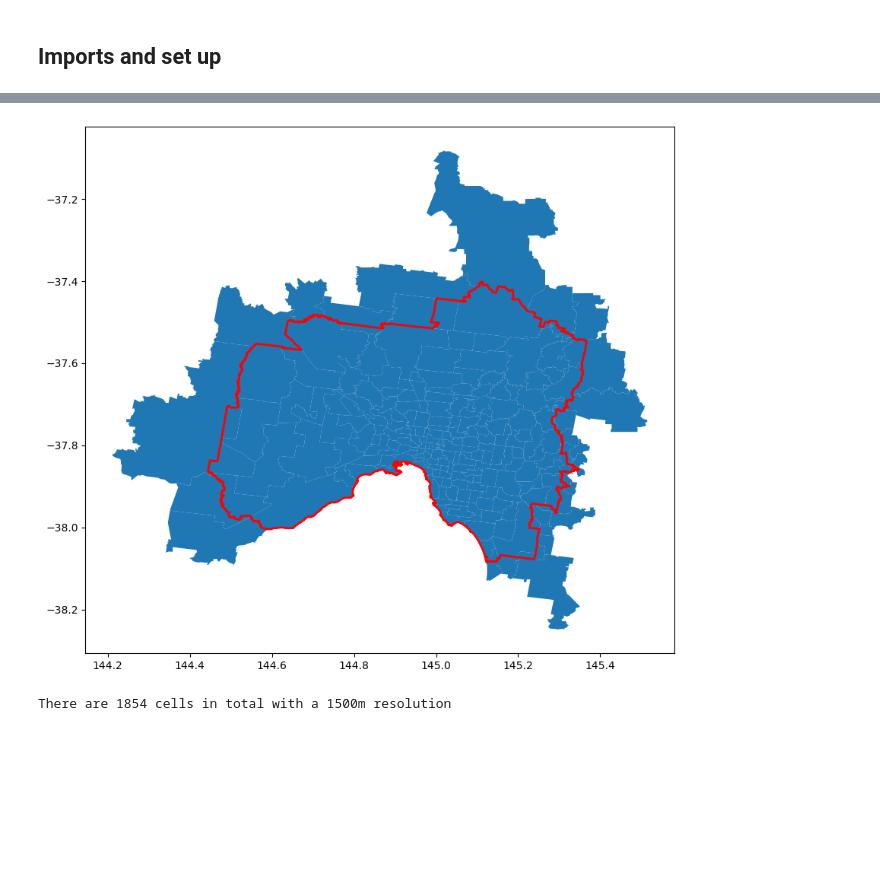
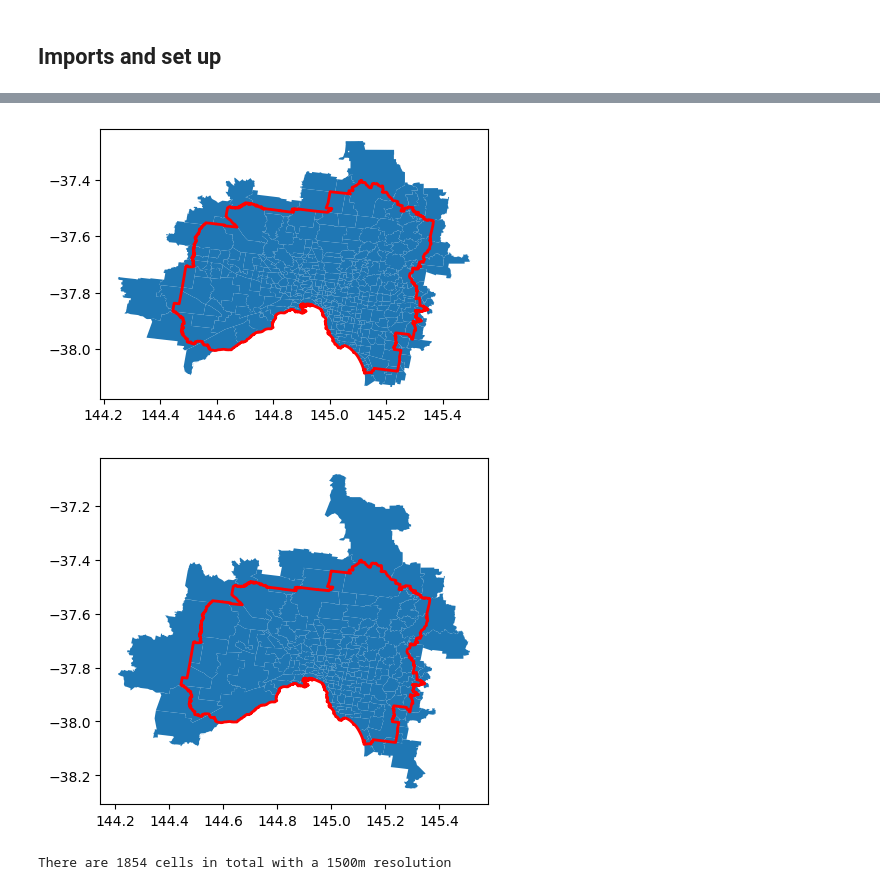
Before and after one commit to tpisel/walkability, a Jupyter notebook: data_ingestion.ipynb, the cells around one changed output, grey strips where cells are left out. Drawn from its saved outputs; the diff is of its cells as text; code cells hidden in the pictures; blank space fills up the shorter version.

```diff
--- a/data_ingestion.ipynb
+++ b/data_ingestion.ipynb
@@ -152,21 +147,32 @@ Data is saved in `data/prepared/` as feather for downstream processing.
 # %% [markdown]
 ## Imports and set up
 # %%
+import os
 import geopandas as gpd
 from shapely.geometry import Polygon
-import os
 import matplotlib.pyplot as plt
 from dotenv import load_dotenv
 from shapely.geometry import box
 import numpy as np
 import json
+import pandas as pd
+import requests
 from src.utils import get_data_from_api, create_point_geometry
+import time
+import osmnx as ox
+from osmnx.io import save_graph_geopackage
+import folium
 
 
-# get credentials
+# get credentials and initial settings from env file
 
 load_dotenv()
-keys={
-    'here': os.getenv('HERE_API_KEY'),
-    'auspost': os.getenv('AUSPOST_API_KEY')
-}
+here_key = os.getenv('HERE_API_KEY')
+
+# area of interest
+n,s,e,w = os.getenv('BB_N'), os.getenv('BB_S'), os.getenv('BB_E'), os.getenv('BB_W')
+
+print(n,s,e,w)
+
+bbox_polygon = Polygon([(w, n), (e, n), (e, s), (w, s), (w, n)])
+bb_gdf = gpd.GeoDataFrame(index=[0], geometry=[bbox_polygon], crs="EPSG:7844") # GDA2020's EPSG code is 7844
@@ -190,8 +190,16 @@ def read_shp(geography, year = 2021):
 lga_shp = read_shp('LGA')
 poa_shp = read_shp('POA')
 sal_shp = read_shp('SAL')
+sa1_shp = read_shp('SA1')
 
-print(len(lga_shp))
 
-lga_shp.head()
+# by trimming the LGA files within the bounding box, we get a more refined area of interest
+lga_gdf = lga_shp[lga_shp.geometry.within(bb_gdf.geometry[0])]
+
+lga_area_of_interest = lga_gdf.unary_union
+
+def add_AoI_to_plot(ax):
+    gpd.GeoSeries([lga_area_of_interest]).plot(ax=ax, color='none', edgecolor='red', linewidth=2)
+
+add_AoI_to_plot(lga_gdf.plot(figsize=(10, 10)))
 # %% [output]
@@ -216,13 +207,13 @@ lga_gdf.plot()
 # %%
 # For POA and SAL geographies, we're happy to take the intersection
 
 sal_gdf = sal_shp[sal_shp.geometry.intersects(lga_area_of_interest)]
 poa_gdf = poa_shp[poa_shp.geometry.intersects(lga_area_of_interest)]
+sa1_gdf = sa1_shp[sa1_shp.geometry.intersects(lga_area_of_interest)]
 
-ax = poa_gdf.plot(figsize=(10, 10))
-gpd.GeoSeries([lga_area_of_interest]).plot(ax=ax, color='none', edgecolor='red', linewidth=2)
-
-plt.show()
+add_AoI_to_plot(sal_gdf.plot(figsize=(5, 5)))
+add_AoI_to_plot(poa_gdf.plot(figsize=(5, 5)))
 # %% [output]
-[figure, old version]
+[figure, new version]
+[figure, added]
 # %%
```
Also changed, not shown: parts of 35 cells of this notebook.
